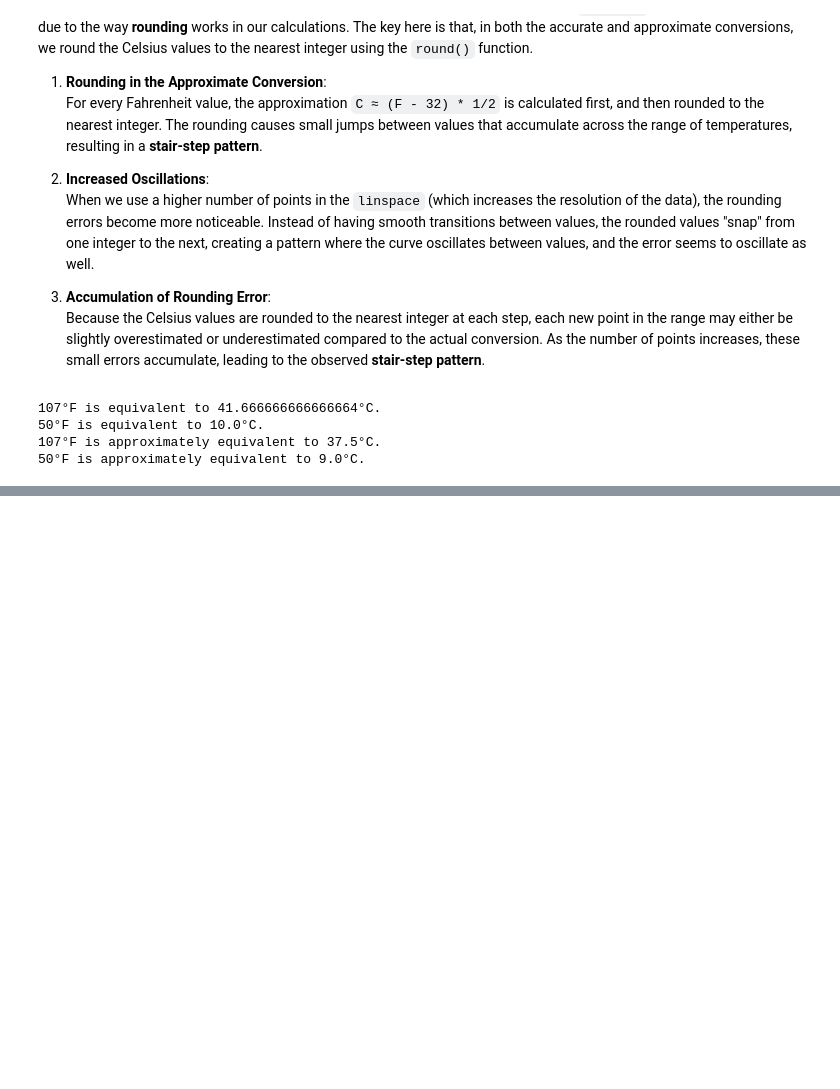
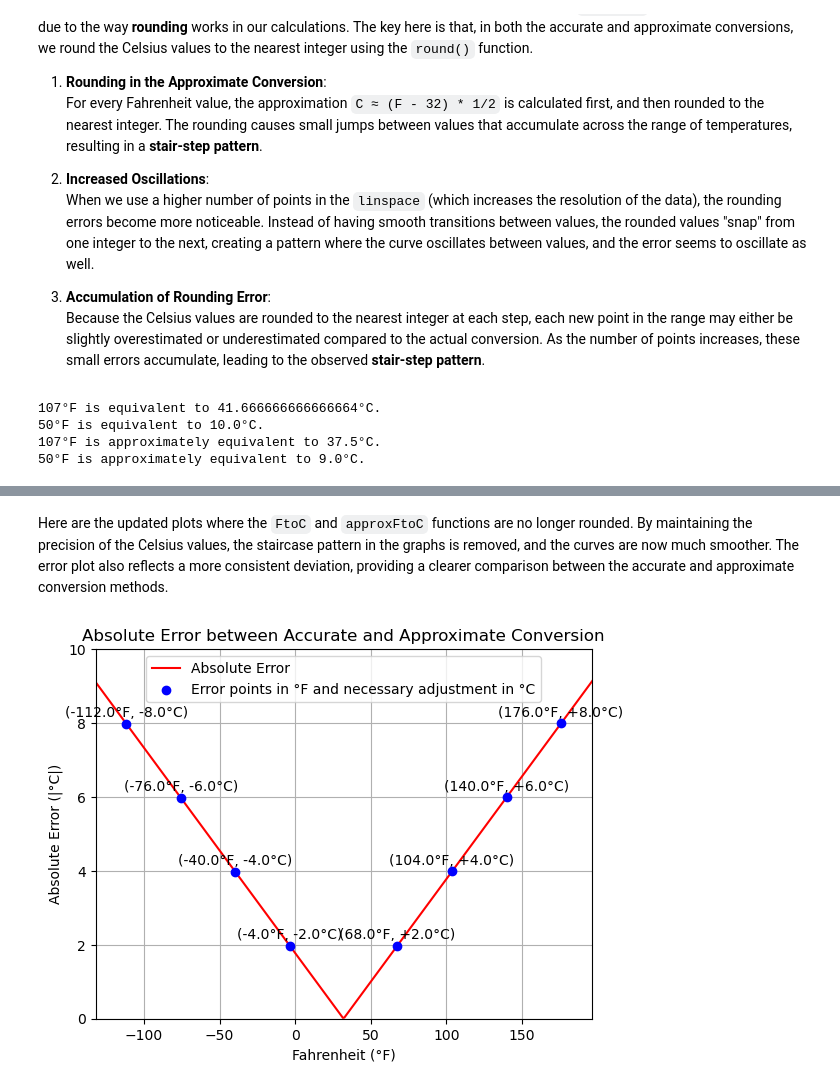
Before and after one commit to ALZ-11/FtoC, a Jupyter notebook: mainFtoC.ipynb, the cells around one changed output, grey strips where cells are left out. Drawn from its saved outputs; the diff is of its cells as text; code cells hidden in the pictures; blank space fills up the shorter version.

```diff
--- a/mainFtoC.ipynb
+++ b/mainFtoC.ipynb
@@ -253,0 +250,40 @@ plt.show()
+# %% [markdown]
+Here are the updated plots where the `FtoC` and `approxFtoC` functions are no longer rounded. By maintaining the precision of the Celsius values, the staircase pattern in the graphs is removed, and the curves are now much smoother. The error plot also reflects a more consistent deviation, providing a clearer comparison between the accurate and approximate conversion methods.
+# %%
+# Identify points where error increments by 2 (i.e., error values of 2, 4, 6, etc.)
+target_errors = np.arange(2, np.max(error), 2)  # Start from 2 and go up by 2
+highlighted_points = []
+
+for target in target_errors:
+    # Find indices where the error is close to the target value
+    close_points = np.where(np.abs(error - target) < 0.028)[0]
+    highlighted_points.extend(close_points)
+
+# Highlighted F values and corresponding error values
+highlighted_F = F_values[highlighted_points]
+highlighted_error = error[highlighted_points]
+
+# Plot the error graph
+plt.plot(F_values, error, color="red", label="Absolute Error")
+plt.title("Absolute Error between Accurate and Approximate Conversion")
+plt.xlabel("Fahrenheit (°F)")
+plt.ylabel("Absolute Error (|°C|)")
+plt.xlim(reduced_axis_range_error)
+plt.ylim(reduced_error_range)
+plt.yticks(np.arange(0, 11, 2))
+plt.grid()
+
+# Plot the highlighted points
+plt.scatter(highlighted_F, highlighted_error, color="blue", zorder=5, label="Error points in °F and necessary adjustment in °C")
+
+# Annotate the highlighted points with corresponding F values
+for (x, y) in zip(highlighted_F, highlighted_error):
+    if x > 0:
+        plt.annotate(f"({int(round(x)):.1f}°F, +{int(round(y)):.1f}°C)", (x, y), textcoords="offset points", xytext=(0, 5), ha='center')
+    else:
+        plt.annotate(f"({int(round(x)):.1f}°F, {-int(round(y)):.1f}°C)", (x, y), textcoords="offset points", xytext=(0, 5), ha='center')
+
+plt.legend()
+plt.show()
+# %% [output]
+[figure, added]
```
Also changed, not shown: parts of 1 cell of this notebook.
